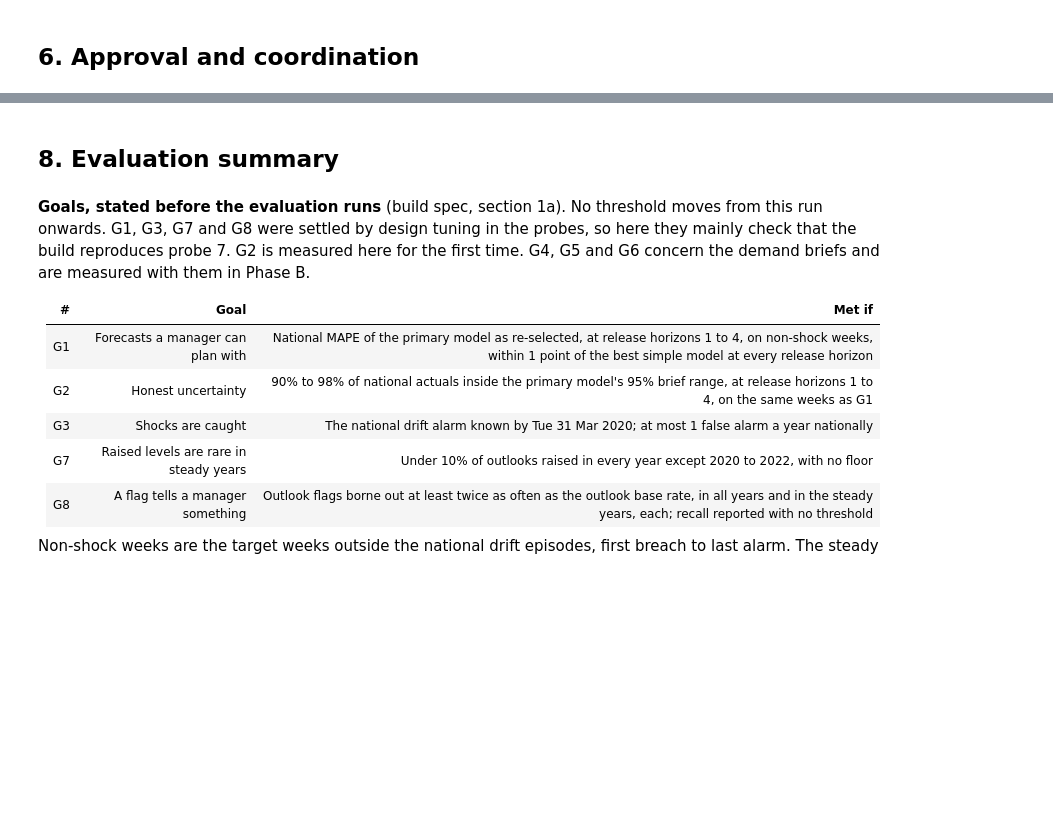
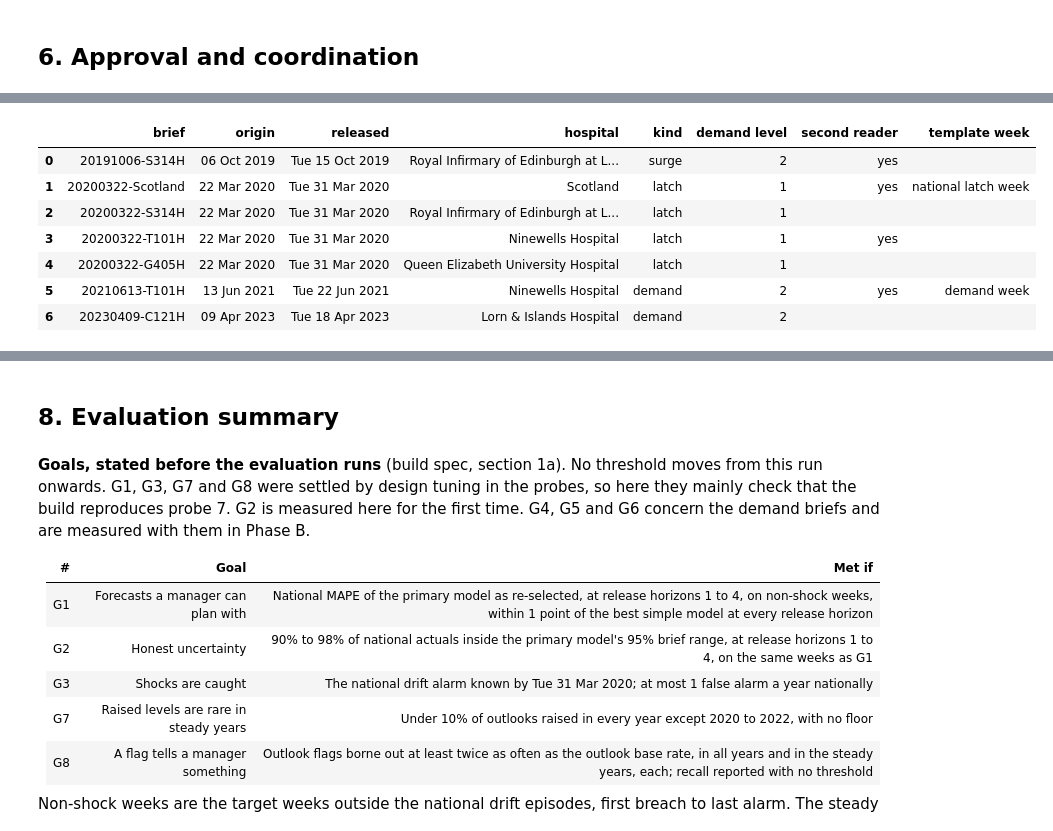
Before and after one commit to PaddyGilliland1/industry-integrated-ai-system-synthesis-old, a Jupyter notebook: ae_escalation_spot_check.ipynb, the cells around one changed output, grey strips where cells are left out. Drawn from its saved outputs; the diff is of its cells as text; code cells hidden in the pictures; blank space fills up the shorter version.

```diff
--- a/ae_escalation_spot_check.ipynb
+++ b/ae_escalation_spot_check.ipynb
@@ -861,0 +1016,21 @@ Share of hospital outlooks at each demand level, with the simulated capacity at
+# %%
+result = rp.run_set(run, holidays, settings, paths, live=False)
+print(f"Pre-run check: {result.check}")
+pd.DataFrame(
+    [
+        {
+            "brief": o.run_id,
+            "hospital": NAMES[o.hospital],
+            "origin": f"{o.origin:%d %b %Y}",
+            "kind": o.entry.kind,
+            "demand level": o.entry.level,
+            "status": o.status,
+            "attempts": len(o.attempts),
+            "backend": o.backend,
+            "model": o.model,
+            "model calls": len(o.calls),
+            "all replayed": all(c.replayed for c in o.calls),
+        }
+        for o in result.outcomes
+    ]
+)
@@ -865,0 +1173,28 @@ Share of hospital outlooks at each demand level, with the simulated capacity at
+# %%
+entries = rp.replay_entries(run)
+four = rp.reader_b_four(entries, rp.sizes(run))
+weeks = rp.template_weeks(entries)
+pd.DataFrame(
+    [
+        {
+            "brief": rp.run_id(e),
+            "origin": f"{e.as_of:%d %b %Y}",
+            "released": f"{e.release_date:%a %d %b %Y}",
+            "hospital": e.name,
+            "kind": e.kind,
+            "demand level": e.level,
+            "second reader": "yes" if e in four else "",
+            "template week": next((w for w, x in weeks.items() if x == e), ""),
+        }
+        for e in entries
+    ]
+)
+# %% [output]
+|  | brief | origin | released | hospital | kind | demand level | second reader | template week |
+| 0 | 20191006-S314H | 06 Oct 2019 | Tue 15 Oct 2019 | Royal Infirmary of Edinburgh at L... | surge | 2 | yes |  |
+| 1 | 20200322-Scotland | 22 Mar 2020 | Tue 31 Mar 2020 | Scotland | latch | 1 | yes | national latch week |
+| 2 | 20200322-S314H | 22 Mar 2020 | Tue 31 Mar 2020 | Royal Infirmary of Edinburgh at L... | latch | 1 |  |  |
+| 3 | 20200322-T101H | 22 Mar 2020 | Tue 31 Mar 2020 | Ninewells Hospital | latch | 1 | yes |  |
+| 4 | 20200322-G405H | 22 Mar 2020 | Tue 31 Mar 2020 | Queen Elizabeth University Hospital | latch | 1 |  |  |
+| 5 | 20210613-T101H | 13 Jun 2021 | Tue 22 Jun 2021 | Ninewells Hospital | demand | 2 | yes | demand week |
+| 6 | 20230409-C121H | 09 Apr 2023 | Tue 18 Apr 2023 | Lorn & Islands Hospital | demand | 2 |  |  |
```
Also changed, not shown: parts of 24 cells of this notebook.
